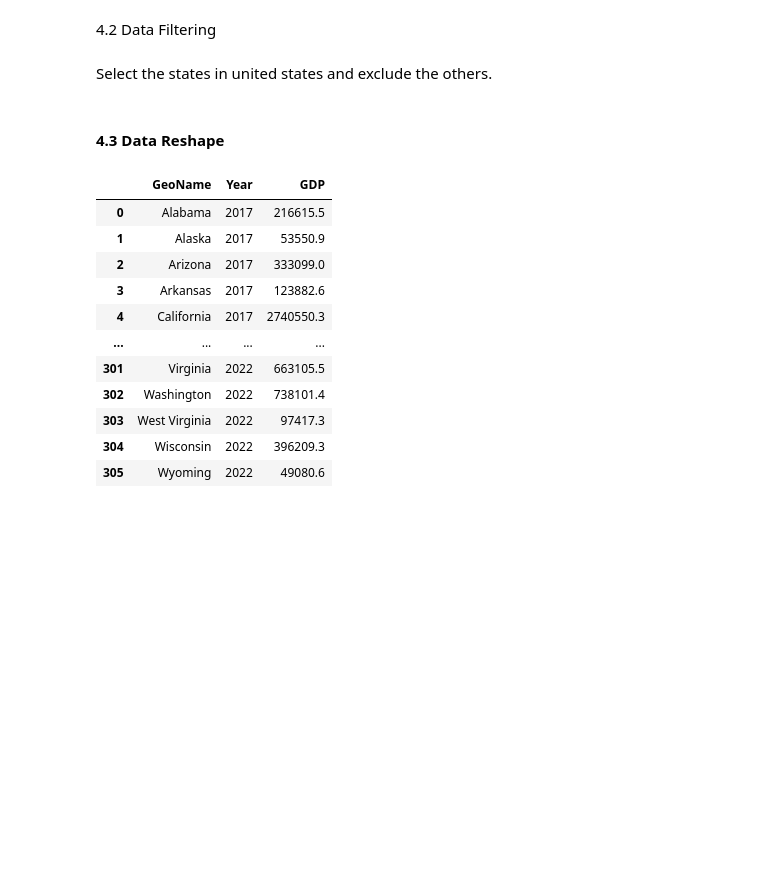
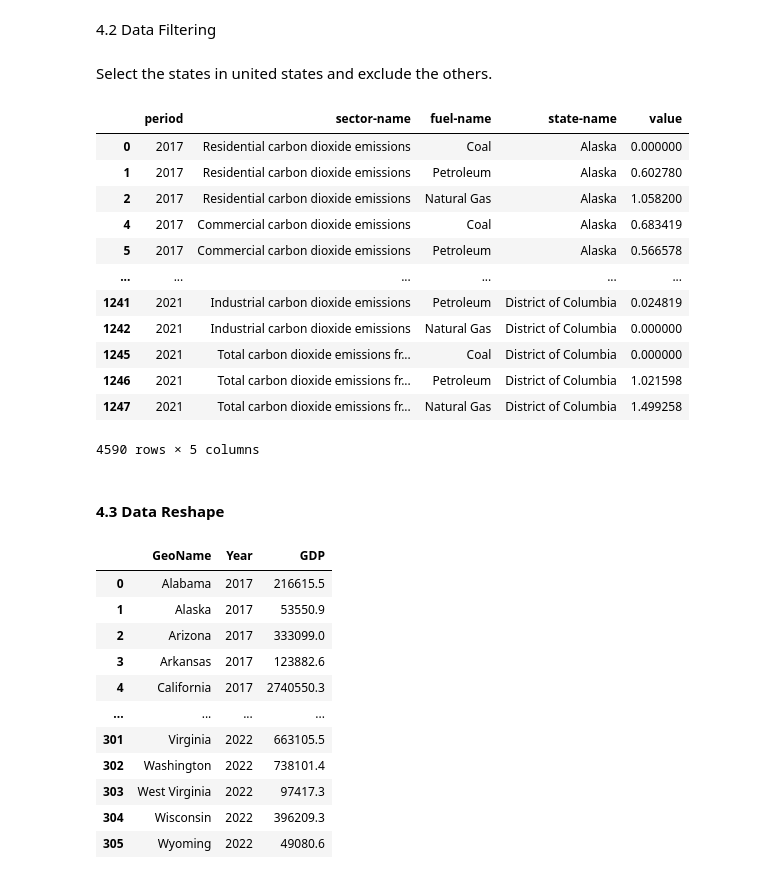
Before and after one commit to Zhengnan817/Final-Project-Carbon-dioxide-emission, a Jupyter notebook: carbon_emission.ipynb, the cells around one changed output. Drawn from its saved outputs; the diff is of its cells as text; code cells hidden in the pictures; blank space fills up the shorter version.

```diff
--- a/carbon_emission.ipynb
+++ b/carbon_emission.ipynb
@@ -386,6 +386,26 @@ df_gdp_c = df_gdp_c[df_gdp_c['Description']=='Current-dollar GDP (millions of cu
 # %%
 columns_to_exclude = ['Description']
 df_gdp_c = cleaner_gdp.delete_columns(columns_to_exclude,df_gdp_c)
+# %%
+df_co2_c = df_co2_c[df_co2_c['state-name'].isin(usa_map['name'])]
+# %%
+df_co2_c = df_co2_c[df_co2_c['fuel-name'] != 'All Fuels']
+# %%
+df_co2_c
+# %% [output]
+|  | period | sector-name | fuel-name | state-name | value |
+| 0 | 2017 | Residential carbon dioxide emissions | Coal | Alaska | 0.000000 |
+| 1 | 2017 | Residential carbon dioxide emissions | Petroleum | Alaska | 0.602780 |
+| 2 | 2017 | Residential carbon dioxide emissions | Natural Gas | Alaska | 1.058200 |
+| 4 | 2017 | Commercial carbon dioxide emissions | Coal | Alaska | 0.683419 |
+| 5 | 2017 | Commercial carbon dioxide emissions | Petroleum | Alaska | 0.566578 |
+| ... | ... | ... | ... | ... | ... |
+| 1241 | 2021 | Industrial carbon dioxide emissions | Petroleum | District of Columbia | 0.024819 |
+| 1242 | 2021 | Industrial carbon dioxide emissions | Natural Gas | District of Columbia | 0.000000 |
+| 1245 | 2021 | Total carbon dioxide emissions fr... | Coal | District of Columbia | 0.000000 |
+| 1246 | 2021 | Total carbon dioxide emissions fr... | Petroleum | District of Columbia | 1.021598 |
+| 1247 | 2021 | Total carbon dioxide emissions fr... | Natural Gas | District of Columbia | 1.499258 |
+4590 rows × 5 columns
 # %% [markdown]
 #### 4.3 Data Reshape
 # %%
```
Also changed, not shown: parts of 1 cell of this notebook.
